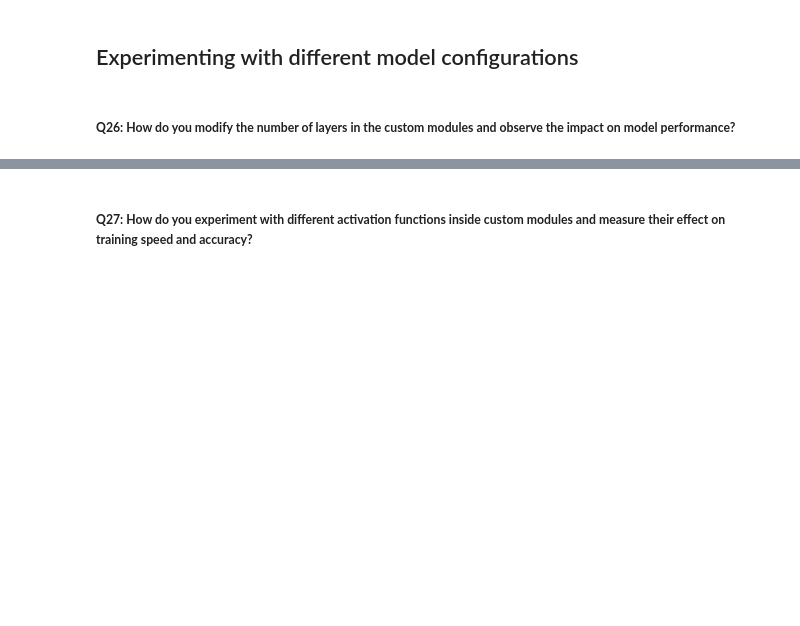
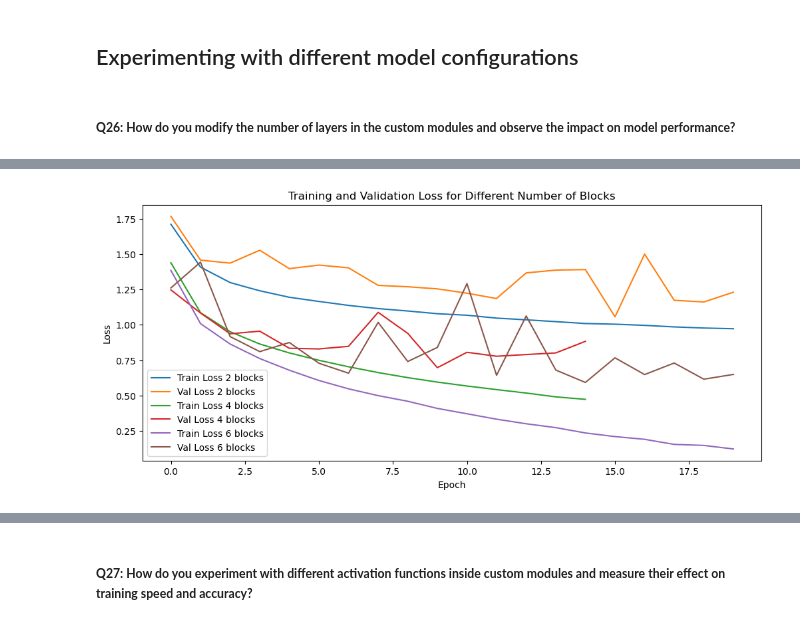
Before and after one commit to fellmir/pyTorchBasis, a Jupyter notebook: 02-advanced-projects/21_complex_models_custom_modules.ipynb, the cells around one changed output, grey strips where cells are left out. Saved outputs shown, nothing was run; the diff lists cells and outputs as text; code cells hidden in the pictures; blank space fills up the shorter version.

```diff
--- a/02-advanced-projects/21_complex_models_custom_modules.ipynb
+++ b/02-advanced-projects/21_complex_models_custom_modules.ipynb
@@ -721,2 +876,7 @@ plt.show()
 # %% [markdown]
 ##### **Q25: How do you evaluate the complex model on a validation or test set to assess its performance?**
+# %%
+testset = torchvision.datasets.CIFAR10(root='./data', train=False,
+                                       download=True, transform=transform)
+testloader = torch.utils.data.DataLoader(testset, batch_size=64,
+                                         shuffle=False, num_workers=2)
@@ -724,3 +912,26 @@ plt.show()
 ## Experimenting with different model configurations
 # %% [markdown]
 ##### **Q26: How do you modify the number of layers in the custom modules and observe the impact on model performance?**
+# %%
+class VariableDepthCNN(nn.Module):
+    def __init__(self, num_blocks=3):
+        super(VariableDepthCNN, self).__init__()
+        self.initial_conv = ConvBlock(3, 16)
+
+        layers = []
+        in_channels = 16
+        for _ in range(num_blocks):
+            layers.append(ConvBlock(in_channels, in_channels * 2))
+            in_channels *= 2
+
+        self.conv_blocks = nn.Sequential(*layers)
+        self.pool = nn.AdaptiveAvgPool2d((1, 1))
+        self.fc = nn.Linear(in_channels, 10)
+
+    def forward(self, x):
+        x = self.initial_conv(x)
+        x = self.conv_blocks(x)
+        x = self.pool(x)
+        x = x.view(-1, x.size(1))
+        x = self.fc(x)
+        return x
@@ -726,0 +1038,12 @@ plt.show()
+# %%
+plt.figure(figsize=(12,5))
+for num_blocks in num_blocks_list:
+    plt.plot(results[num_blocks]['train_loss'], label=f'Train Loss {num_blocks} blocks')
+    plt.plot(results[num_blocks]['val_loss'], label=f'Val Loss {num_blocks} blocks')
+plt.xlabel('Epoch')
+plt.ylabel('Loss')
+plt.title('Training and Validation Loss for Different Number of Blocks')
+plt.legend()
+plt.show()
+# %% [output]
+[figure, added]
```
Also changed, not shown: parts of 28 cells of this notebook.
